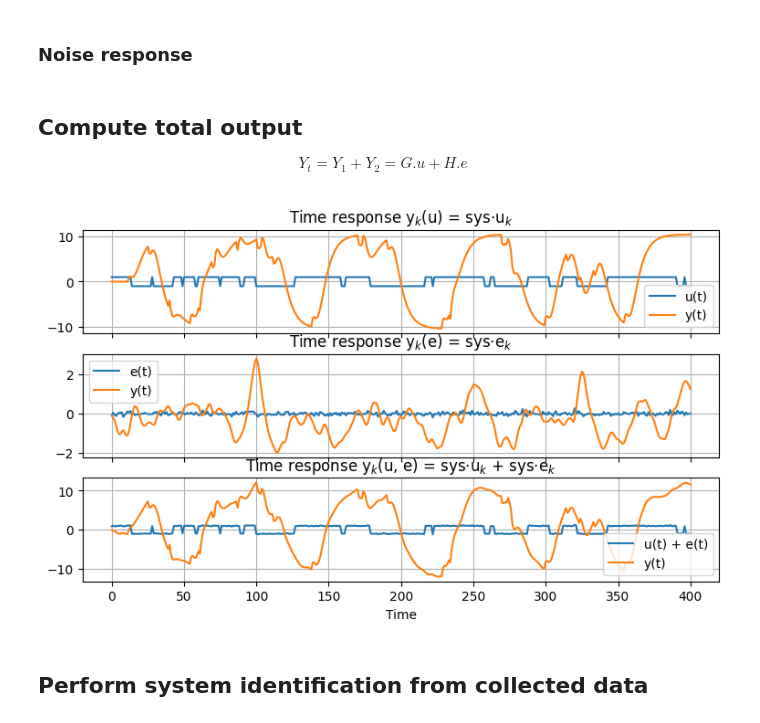
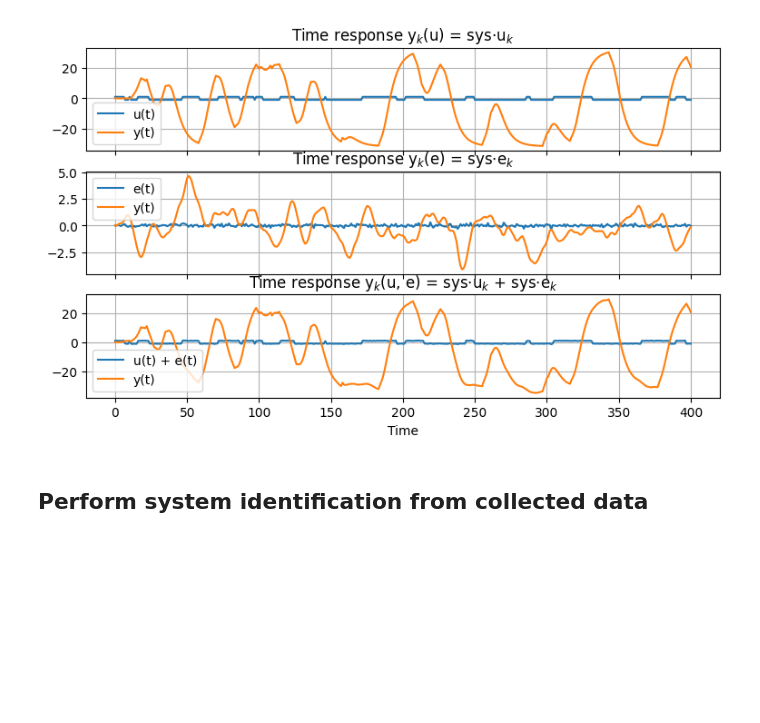
Before and after one commit to CPCLAB-UNIPI/SIPPY, a Jupyter notebook: Examples/test_armax.ipynb, the cells around one changed output. Drawn from its saved outputs; the diff is of its cells as text; code cells hidden in the pictures; blank space fills up the shorter version.

Commit message:
feature: sample datasets generator

```diff
--- a/Examples/test_armax.ipynb
+++ b/Examples/test_armax.ipynb
@@ -96,2 +14,0 @@ Y1, Time, Xsim = cnt.lsim(g_sample, Usim, Time)
-# %% [markdown]
-### Noise response
@@ -100,3 +14,0 @@ Y2, Time, Xsim = cnt.lsim(h_sample, e_t, Time)
-# %% [markdown]
-## Compute total output
-$$Y_t = Y_1 + Y_2 = G.u + H.e$$
@@ -106,14 +15,20 @@ Utot = Usim + e_t
+# %%
+n_samples = 401
+ts = 1.0
+time, Ysim, Usim, g_sys, Yerr, Uerr, h_sys, Ytot, Utot = load_sample_siso(
+    n_samples, ts, seed=seed
+)
 # %%
 fig = plot_responses(
-    Time,
-    [Usim, e_t, Utot],
-    [Y1, Y2, Ytot],
+    time,
+    [Usim, Uerr, Utot],
+    [Ysim, Yerr, Ytot],
     ["u", "e", ["u", "e"]],
 )
 
 fig.savefig(output_dir + "/responses.png")
 # %% [output]
-[figure, old version]
+[figure, new version]
 # %% [markdown]
 ## Perform system identification from collected data
 # %%
```
Also changed, not shown: parts of 27 cells of this notebook, 10 other files.
